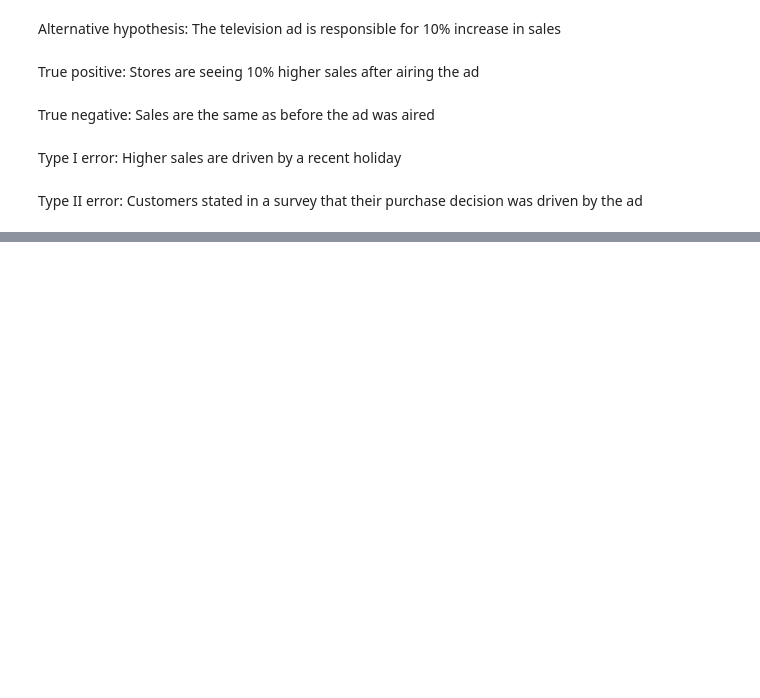
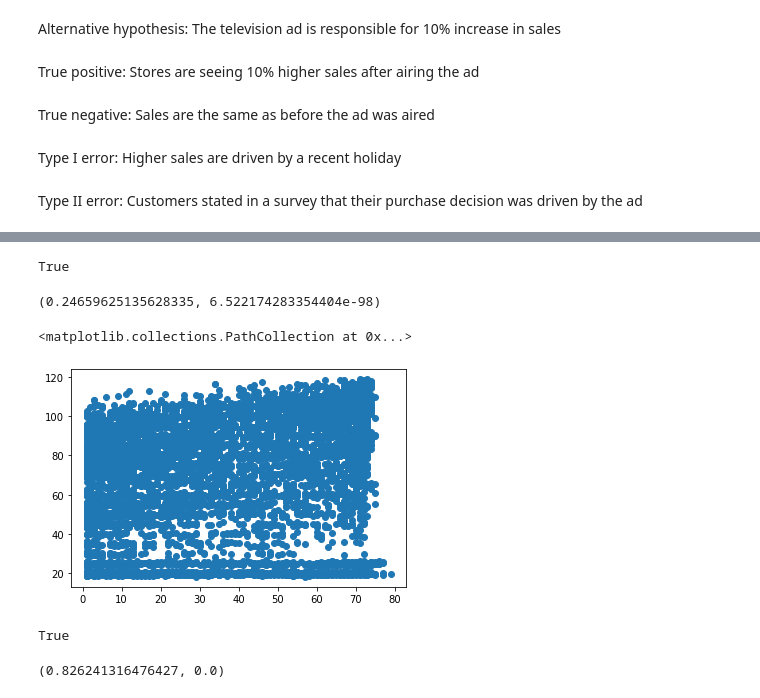
Before and after one commit to mijosa85/statistics-exercises, a Jupyter notebook: hypothesis_testing.ipynb, the cells around one changed output, grey strips where cells are left out. Drawn from its saved outputs; the diff is of its cells as text; code cells hidden in the pictures; blank space fills up the shorter version.

```diff
--- a/hypothesis_testing.ipynb
+++ b/hypothesis_testing.ipynb
@@ -44,0 +68,13 @@ Type II error: Customers stated in a survey that their purchase decision was dri
+# %%
+telco = pd.read_csv("telco_churn.csv")
+telco.rename(columns = telco.iloc[0], inplace = True)
+telco.drop(index = 0, inplace = True)
+telco_clean_mask = (telco.monthly_charges.isnull() == False) & (telco.total_charges.isnull() == False) & (telco.has_internet.isnull() == False) & (telco.has_phone_and_internet.isnull() == False) & (telco.service_type.isnull() == False) & (telco.internet_type_desc.isnull() == False) & (telco.phone_type_desc.isnull() == False)
+telco = telco[telco_clean_mask]
+# %%
+n = len(telco)
+α = 0.05
+degf = n - 2
+tenure = telco.tenure.astype(int)
+monthly_charges = telco.monthly_charges.str.replace("$",  "").astype(float)
+total_charges = telco.total_charges.str.replace("$",  "").str.replace(",", "").astype(float)
@@ -44,0 +91,27 @@ Type II error: Customers stated in a survey that their purchase decision was dri
+# %%
+r, p = stats.pearsonr(tenure, monthly_charges)
+
+p < α
+# %% [output]
+True
+# %%
+r,p
+# %% [output]
+(0.24659625135628335, 6.522174283354404e-98)
+# %%
+plt.scatter(tenure,monthly_charges)
+# %% [output]
+<matplotlib.collections.PathCollection at 0x...>
+[figure, added]
+# %%
+r, p = stats.pearsonr(tenure, total_charges)
+t = (r * math.sqrt(n - 2)) / math.sqrt(1 - r**2)
+p = stats.t.sf(t, degf) * 2
+
+p < α
+# %% [output]
+True
+# %%
+r, p
+# %% [output]
+(0.826241316476427, 0.0)
```
Also changed, not shown: parts of 5 cells of this notebook.
